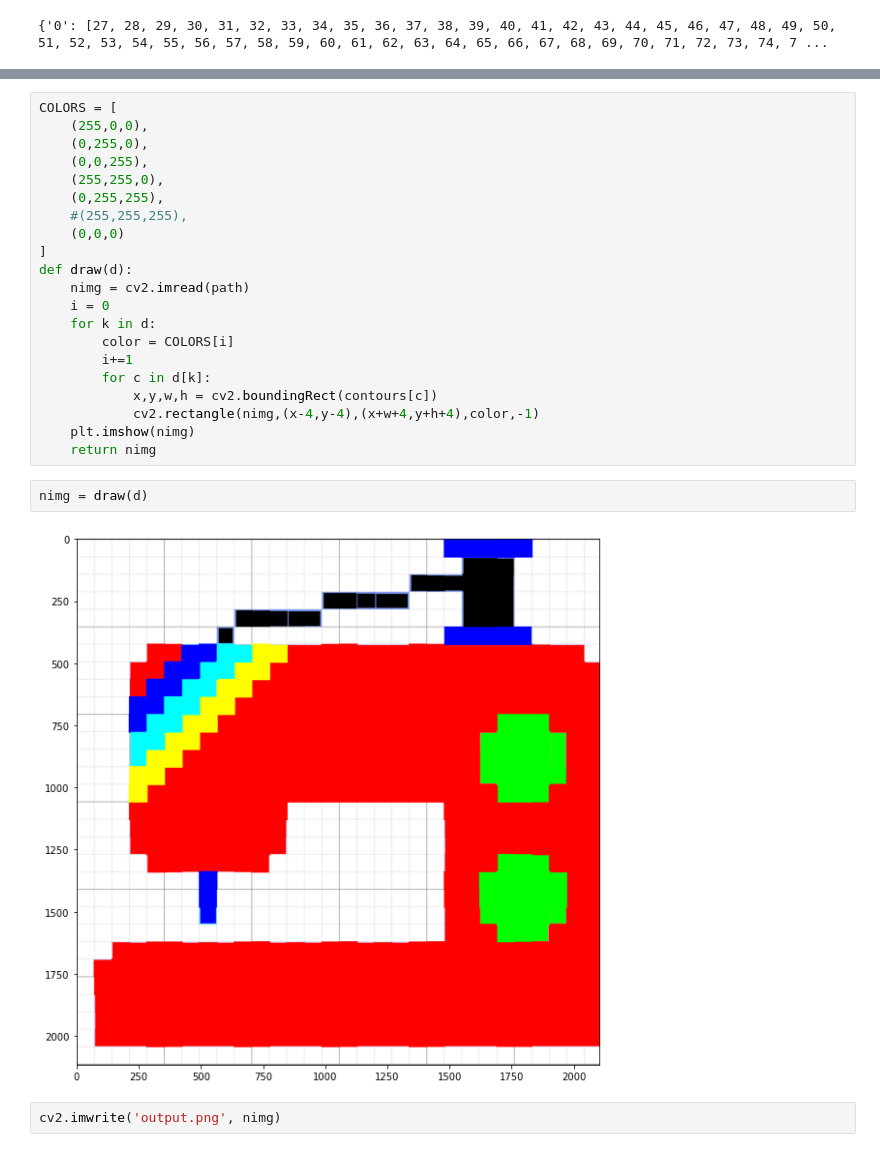
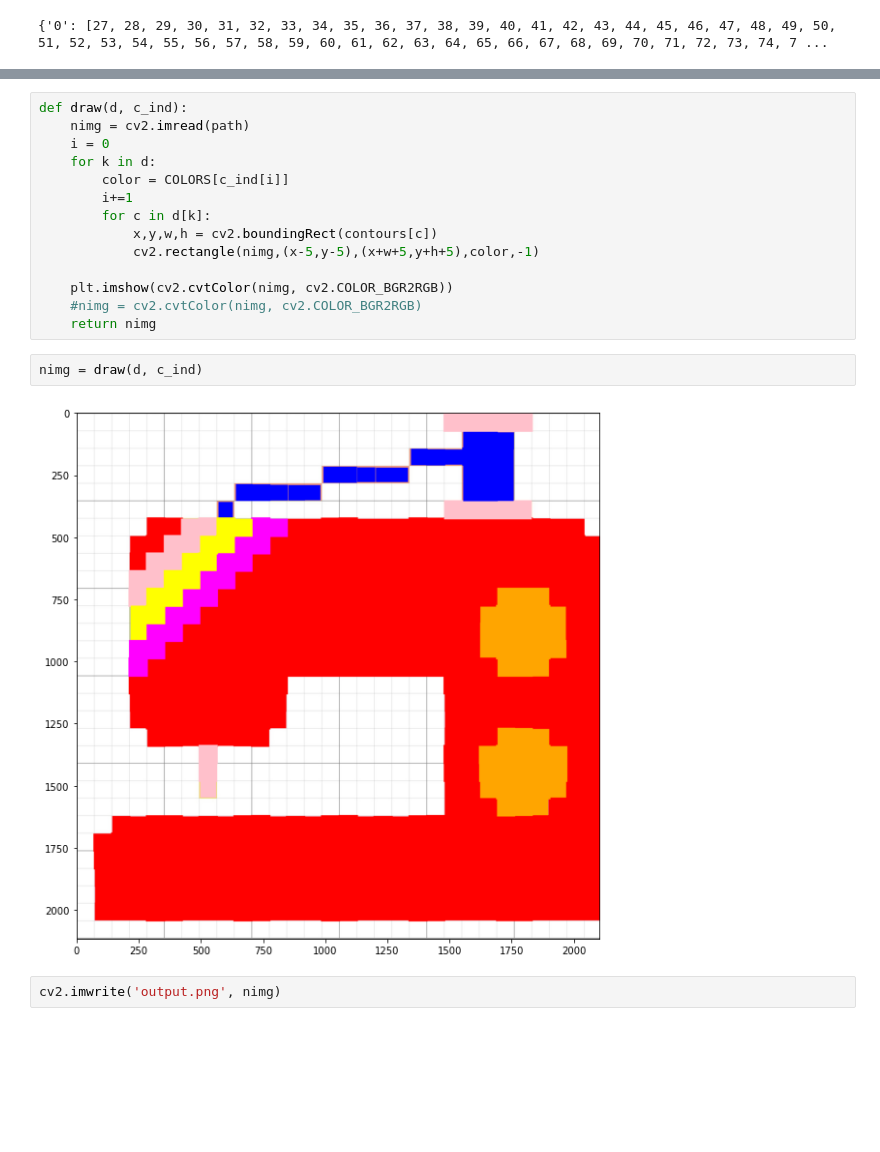
Before and after one commit to Hisan-007/SymbolColorizer, a Jupyter notebook: Untitled.ipynb, the cells around one changed output, grey strips where cells are left out. Drawn from its saved outputs; the diff is of its cells as text; blank space fills up the shorter version.

Commit message:
added color choice for symbols

```diff
--- a/Untitled.ipynb
+++ b/Untitled.ipynb
@@ -236,28 +336,21 @@ cv2.compareHist(h1, h2, cv2.HISTCMP_BHATTACHARYYA)
 # %%
-COLORS = [
-    (255,0,0),
-    (0,255,0),
-    (0,0,255),
-    (255,255,0),
-    (0,255,255),
-    #(255,255,255),
-    (0,0,0)
-]
-def draw(d):
+def draw(d, c_ind):
     nimg = cv2.imread(path)
     i = 0
     for k in d:
-        color = COLORS[i]
+        color = COLORS[c_ind[i]]
         i+=1
         for c in d[k]:
             x,y,w,h = cv2.boundingRect(contours[c])
-            cv2.rectangle(nimg,(x-4,y-4),(x+w+4,y+h+4),color,-1)
-    plt.imshow(nimg)
+            cv2.rectangle(nimg,(x-5,y-5),(x+w+5,y+h+5),color,-1)
+
+    plt.imshow(cv2.cvtColor(nimg, cv2.COLOR_BGR2RGB))
+    #nimg = cv2.cvtColor(nimg, cv2.COLOR_BGR2RGB)
     return nimg
 # %%
-nimg = draw(d)
+nimg = draw(d, c_ind)
 # %% [output]
-[figure, old version]
+[figure, new version]
 # %%
 cv2.imwrite('output.png', nimg)
 # %% [output]
```
Also changed, not shown: parts of 7 cells of this notebook, 6 other files.
